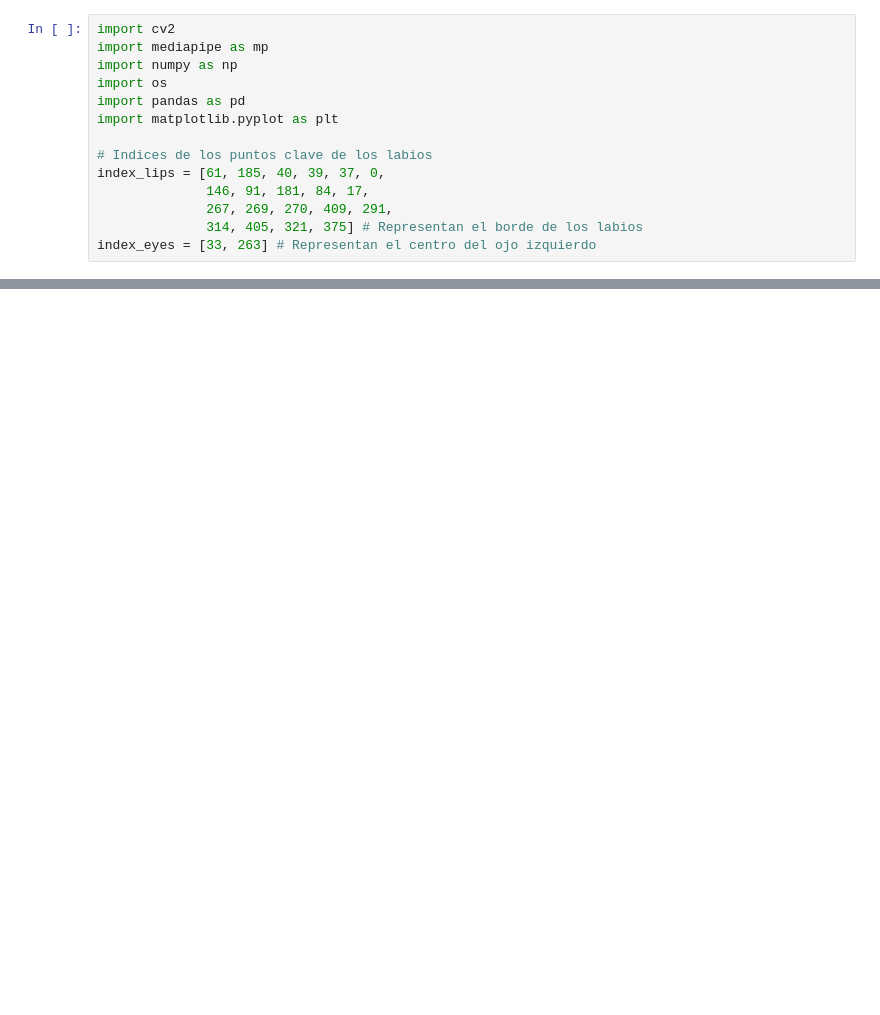
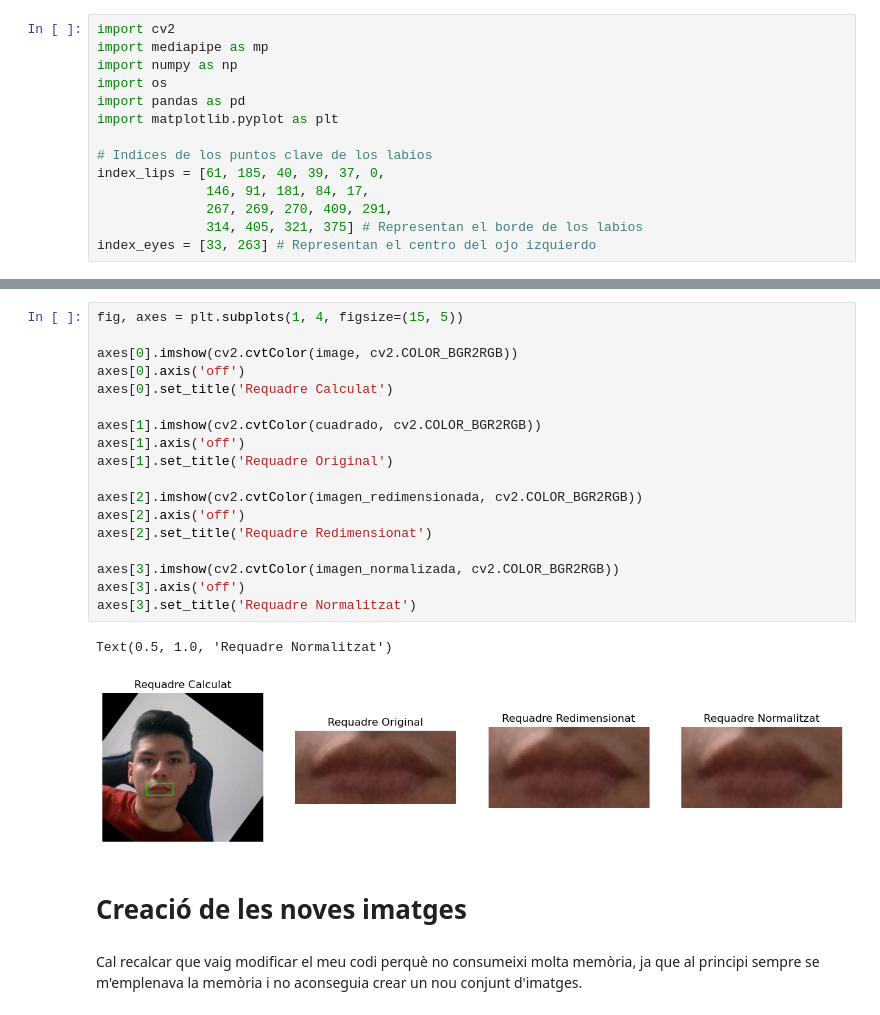
Before and after one commit to j4v1t00/Lip-Reading-for-Silent-Speech-Recognition-using-3D-Convolution, a Jupyter notebook: Lip Reading - Word recognition/Mouth_Extraction.ipynb, the cells around one changed output, grey strips where cells are left out. Cells and saved outputs as stored; diff of their text form; blank space fills up the shorter version.

```diff
--- a/Lip Reading - Word recognition/Mouth_Extraction.ipynb
+++ b/Lip Reading - Word recognition/Mouth_Extraction.ipynb
@@ -69,3 +96,28 @@ plt.imshow(cv2.cvtColor(cuadrado, cv2.COLOR_BGR2RGB))
+# %%
+fig, axes = plt.subplots(1, 4, figsize=(15, 5))
+
+axes[0].imshow(cv2.cvtColor(image, cv2.COLOR_BGR2RGB))
+axes[0].axis('off')
+axes[0].set_title('Requadre Calculat')
+
+axes[1].imshow(cv2.cvtColor(cuadrado, cv2.COLOR_BGR2RGB))
+axes[1].axis('off')
+axes[1].set_title('Requadre Original')
+
+axes[2].imshow(cv2.cvtColor(imagen_redimensionada, cv2.COLOR_BGR2RGB))
+axes[2].axis('off')
+axes[2].set_title('Requadre Redimensionat')
+
+axes[3].imshow(cv2.cvtColor(imagen_normalizada, cv2.COLOR_BGR2RGB))
+axes[3].axis('off')
+axes[3].set_title('Requadre Normalitzat')
+# %% [output]
+Text(0.5, 1.0, 'Requadre Normalitzat')
+[figure, added]
+# %% [markdown]
+# Creació de les noves imatges
+# %% [markdown]
+Cal recalcar que vaig modificar el meu codi perquè no consumeixi molta memòria, ja que al principi sempre se m'emplenava la memòria i no aconseguia crear un nou conjunt d'imatges.
 # %%
 def extract_lips_rectangle(image, face_mesh):
     lip_info = []
```
Also changed, not shown: parts of 7 cells of this notebook, 19 other files.
